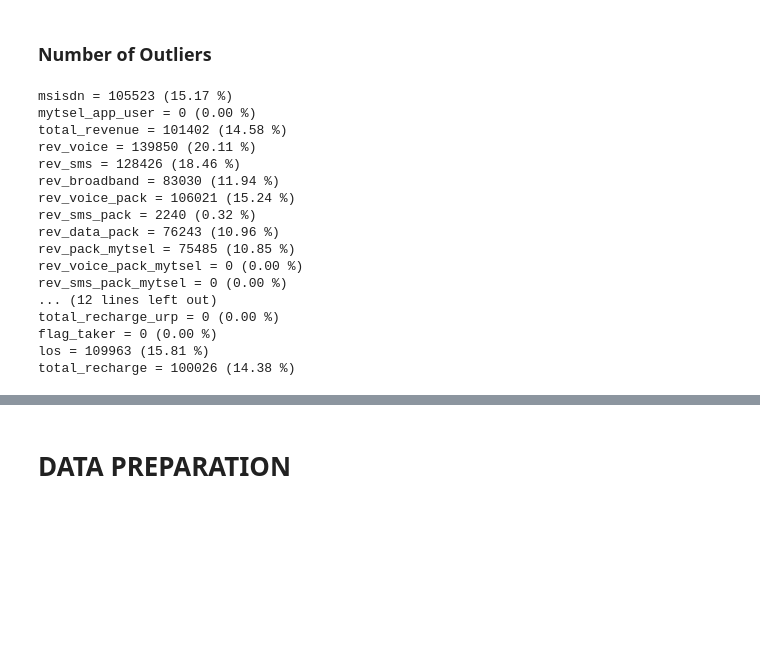
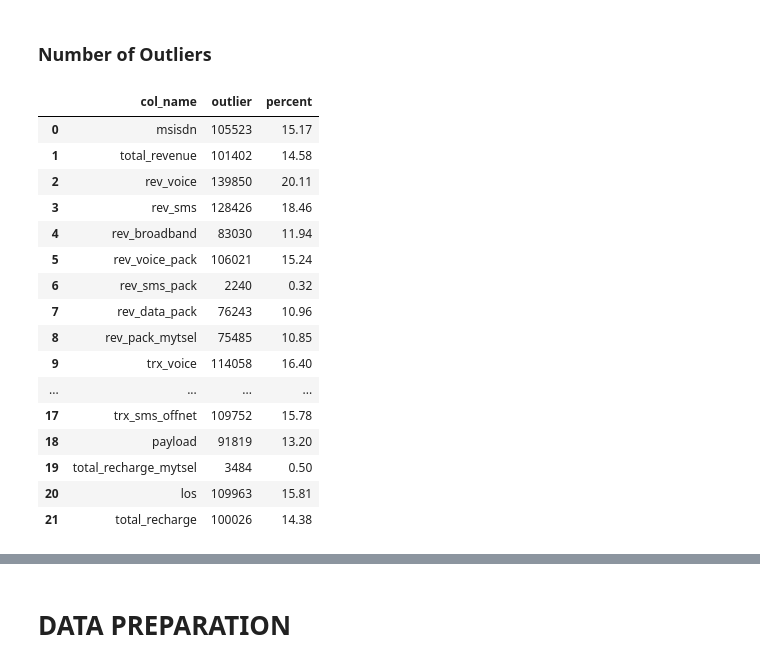
Before and after one commit to ekobudiprase/paket_ojol, a Jupyter notebook: paket_ojol.ipynb, the cells around one changed output, grey strips where cells are left out. Drawn from its saved outputs; the diff is of its cells as text; code cells hidden in the pictures; blank space fills up the shorter version.

```diff
--- a/paket_ojol.ipynb
+++ b/paket_ojol.ipynb
@@ -195,33 +252,46 @@ outlier
 # %% [markdown]
 ### Number of Outliers
 # %%
-for col_name in numerical:
-    q1 = df_ojol[col_name].quantile(0.25)
-    q3 = df_ojol[col_name].quantile(0.75)
-    iqr = q3 - q1
-    low = q1-(1.5*iqr)
-    high = q1+(1.5*iqr)
-    outliers1=(len(df_ojol.loc[((df_ojol[col_name] < low) | (df_ojol[col_name] > high)), col_name]))
-    outliers2=((len(df_ojol.loc[((df_ojol[col_name] < low) | (df_ojol[col_name] > high)), col_name]))/len(df_ojol))*100
-    print(col_name,"=","%d (%.2f" % (outliers1, outliers2),"%)")
+# edited by Kobud
+
+def numberOfOutliers(df_ojol, col_num):
+    colname = []
+    outlier = []
+    percent = []
+    for col_name in col_num:
+        q1 = df_ojol[col_name].quantile(0.25)
+        q3 = df_ojol[col_name].quantile(0.75)
+        iqr = q3 - q1
+        low = q1-(1.5*iqr)
+        high = q1+(1.5*iqr)
+        outliers1 = (len(df_ojol.loc[((df_ojol[col_name] < low) | (df_ojol[col_name] > high)), col_name]))
+        outliers2 = ((len(df_ojol.loc[((df_ojol[col_name] < low) | (df_ojol[col_name] > high)), col_name]))/len(df_ojol))*100
+        colname.append(col_name)
+        outlier.append(outliers1)
+        percent.append("%.2f"%outliers2)
+
+    df_outliers = pd.DataFrame({'col_name':colname, 'outlier':outlier, 'percent':percent})
+    return df_outliers
+
+display(numberOfOutliers(df_ojol, col_num))
 # %% [output]
-msisdn = 105523 (15.17 %)
-mytsel_app_user = 0 (0.00 %)
-total_revenue = 101402 (14.58 %)
-rev_voice = 139850 (20.11 %)
-rev_sms = 128426 (18.46 %)
-rev_broadband = 83030 (11.94 %)
-rev_voice_pack = 106021 (15.24 %)
-rev_sms_pack = 2240 (0.32 %)
-rev_data_pack = 76243 (10.96 %)
-rev_pack_mytsel = 75485 (10.85 %)
-rev_voice_pack_mytsel = 0 (0.00 %)
-rev_sms_pack_mytsel = 0 (0.00 %)
-... (12 lines left out)
-total_recharge_urp = 0 (0.00 %)
-flag_taker = 0 (0.00 %)
-los = 109963 (15.81 %)
-total_recharge = 100026 (14.38 %)
+|  | col_name | outlier | percent |
+| 0 | msisdn | 105523 | 15.17 |
+| 1 | total_revenue | 101402 | 14.58 |
+| 2 | rev_voice | 139850 | 20.11 |
+| 3 | rev_sms | 128426 | 18.46 |
+| 4 | rev_broadband | 83030 | 11.94 |
+| 5 | rev_voice_pack | 106021 | 15.24 |
+| 6 | rev_sms_pack | 2240 | 0.32 |
+| 7 | rev_data_pack | 76243 | 10.96 |
+| 8 | rev_pack_mytsel | 75485 | 10.85 |
+| 9 | trx_voice | 114058 | 16.40 |
+| ... | ... | ... | ... |
+| 17 | trx_sms_offnet | 109752 | 15.78 |
+| 18 | payload | 91819 | 13.20 |
+| 19 | total_recharge_mytsel | 3484 | 0.50 |
+| 20 | los | 109963 | 15.81 |
+| 21 | total_recharge | 100026 | 14.38 |
 # %%
 #Cek Outlier
 fig, ((ax1,ax2,ax3),(ax4,ax5,ax6),(ax7,ax8,ax9),(ax10,ax11,ax12),(ax13,ax14,ax15),(ax16,ax17,ax18),(ax19,ax20,ax21)) = plt.subplots(7, 3,figsize=(20, 30));
```
Also changed, not shown: parts of 27 cells of this notebook.
